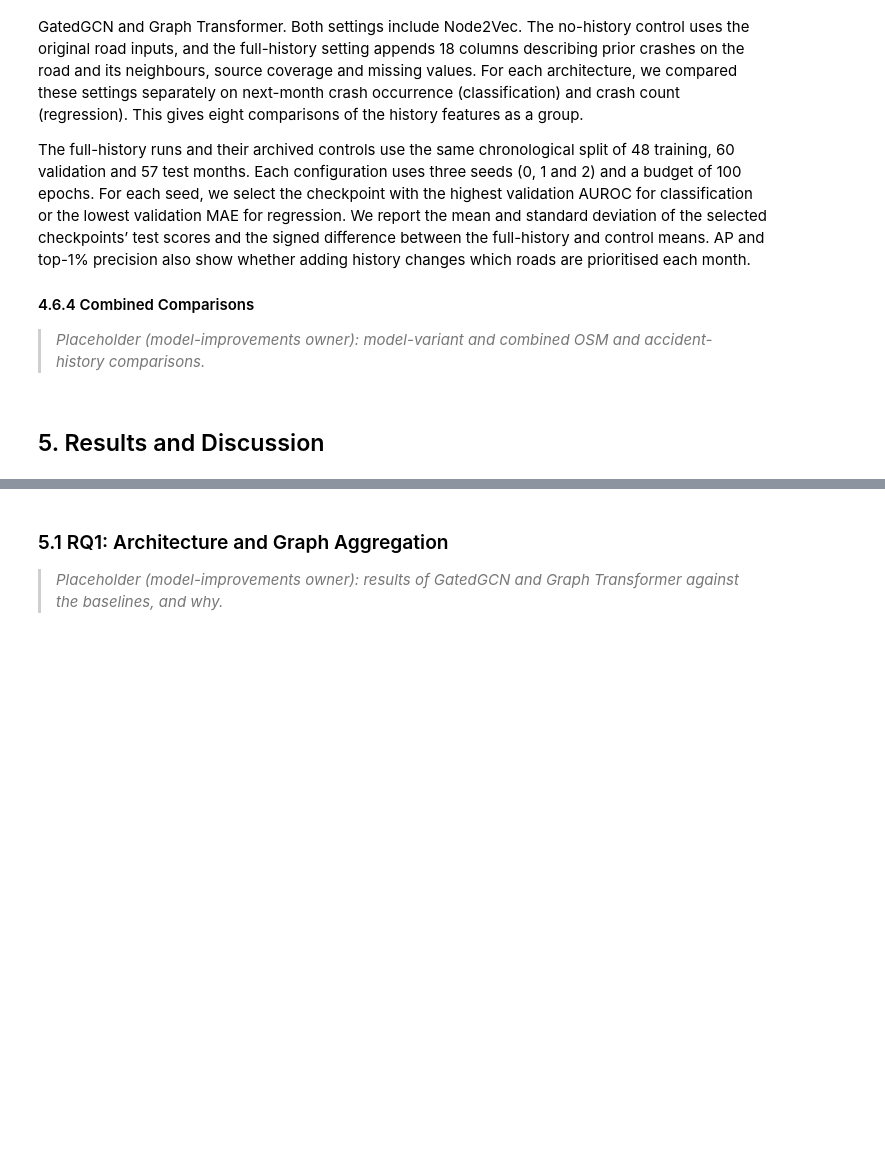
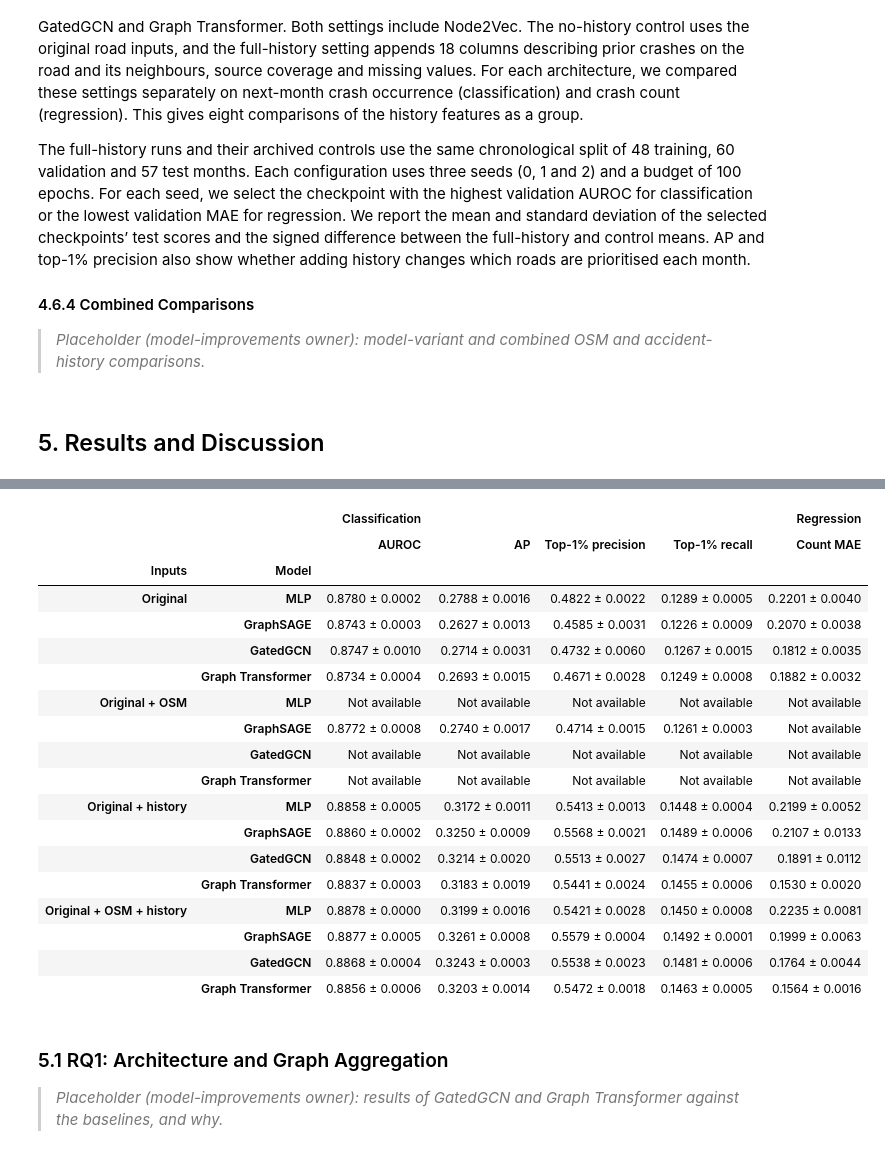
Before and after one commit to aaronteork/CS5284_GML, a Jupyter notebook: Final_Report.ipynb, the cells around one changed output, grey strips where cells are left out. Drawn from its saved outputs; the diff is of its cells as text; code cells hidden in the pictures; blank space fills up the shorter version.

Commit message:
Update result

```diff
--- a/Final_Report.ipynb
+++ b/Final_Report.ipynb
@@ -673,0 +678,75 @@ The full-history runs and their archived controls use the same chronological spl
+# %%
+import json
+import numpy as np
+import pandas as pd
+
+# Explicit sources avoid mixing duplicate history exports or selecting by test score.
+summary_models = [
+    ("MLP", "mlp", "DE_mlp_{task}_n2v"),
+    ("GraphSAGE", "graphsage", "DE_graphsage_{task}_n2v"),
+    ("GatedGCN", "gatedgcn", "DE_gatedgcn_{task}_n2v_hist_none"),
+    ("Graph Transformer", "graph_transformer", "DE_graph_transformer_{task}_n2v_hist_none"),
+]
+summary_settings = ("Original", "Original + OSM", "Original + history", "Original + OSM + history")
+summary_rows, summary_sources = [], []
+for setting in summary_settings:
+    for label, model, baseline_template in summary_models:
+        row = {"Inputs": setting, "Model": label}
+        for task in ("classification", "regression"):
+            if setting == "Original":
+                relative = baseline_template.format(task=task)
+            elif setting == "Original + OSM":
+                relative = "osm/DE_graphsage_classification_n2v_osm_all" if model == "graphsage" and task == "classification" else None
+            elif setting == "Original + history":
+                relative = f"history_100_epochs/v1_DE_{model}_{task}_n2v_hist_all"
+            else:
+                relative = f"DE_{model}_{task}_n2v_osm_all_hist_all"
+            selected = (
+                [("AUROC", "AUROC"), ("AP", "PR-AUC"),
+                 ("Top-1% precision", "precision@top1%"), ("Top-1% recall", "recall@top1%")]
+                if task == "classification" else [("Count MAE", "MAE")]
+            )
+            if relative is None:
+                for column, _ in selected:
+                    row[column] = "Not available"
+                summary_sources.append({"Inputs": setting, "Model": label, "Task": task, "Source": "Not available"})
+                continue
+            path = PROJECT_DIR / "results" / relative / "metrics.json"
+            payload = json.loads(path.read_text(encoding="utf-8"))
+            cfg = payload["config"]
+            assert payload.get("complete") and not payload.get("smoke_only"), path
+            assert cfg["state"] == "DE" and cfg["model"] == model and cfg["task"] == task, path
+            assert cfg["use_node2vec"] and cfg["epochs"] == 100, path
+            runs = payload["runs"]
+            assert sorted(run["seed"] for run in runs) == [0, 1, 2], path
+            if "history" in setting:
+                assert cfg.get("history_mode") == "all", path
+            else:
+                assert cfg.get("history_mode") in (None, "none") and not cfg.get("history_groups"), path
+            if setting == "Original + OSM + history":
+                assert cfg.get("osm_groups"), path
+            for column, key in selected:
+                # Match the report's population-SD convention using saved per-seed scores.
+                values = np.array([run["test"]["all"][key] for run in runs], dtype=float)
+                assert np.isfinite(values).all(), (path, key)
+                row[column] = f"{values.mean():.4f} \u00b1 {values.std(ddof=0):.4f}"
+            summary_sources.append({"Inputs": setting, "Model": label, "Task": task, "Source": str(path.relative_to(PROJECT_DIR))})
+        summary_rows.append(row)
+
+architecture_summary = pd.DataFrame(summary_rows).set_index(["Inputs", "Model"])
+architecture_summary.columns = pd.MultiIndex.from_tuples([
+    ("Classification", "AUROC"),
+    ("Classification", "AP"),
+    ("Classification", "Top-1% precision"),
+    ("Classification", "Top-1% recall"),
+    ("Regression", "Count MAE"),
+])
+architecture_summary_sources = pd.DataFrame(summary_sources)
+display(architecture_summary.style.set_caption(
+    "Table S1. Delaware test performance with fixed Node2Vec: mean and population SD over seeds 0, 1 and 2. "
+    "Higher classification scores are better; lower count MAE is better."
+).set_table_styles([
+    {"selector": "th", "props": [("text-align", "left")]},
+    {"selector": "td", "props": [("white-space", "nowrap")]},
+]))
+# %% [output]
@@ -674,3 +754,22 @@ The full-history runs and their archived controls use the same chronological spl
+|  |  | Classification |  |  |  | Regression |
+|  |  | AUROC | AP | Top-1% precision | Top-1% recall | Count MAE |
+| Inputs | Model |  |  |  |  |  |
+| Original | MLP | 0.8780 ± 0.0002 | 0.2788 ± 0.0016 | 0.4822 ± 0.0022 | 0.1289 ± 0.0005 | 0.2201 ± 0.0040 |
+|  | GraphSAGE | 0.8743 ± 0.0003 | 0.2627 ± 0.0013 | 0.4585 ± 0.0031 | 0.1226 ± 0.0009 | 0.2070 ± 0.0038 |
+|  | GatedGCN | 0.8747 ± 0.0010 | 0.2714 ± 0.0031 | 0.4732 ± 0.0060 | 0.1267 ± 0.0015 | 0.1812 ± 0.0035 |
+|  | Graph Transformer | 0.8734 ± 0.0004 | 0.2693 ± 0.0015 | 0.4671 ± 0.0028 | 0.1249 ± 0.0008 | 0.1882 ± 0.0032 |
+| Original + OSM | MLP | Not available | Not available | Not available | Not available | Not available |
+|  | GraphSAGE | 0.8772 ± 0.0008 | 0.2740 ± 0.0017 | 0.4714 ± 0.0015 | 0.1261 ± 0.0003 | Not available |
+|  | GatedGCN | Not available | Not available | Not available | Not available | Not available |
+|  | Graph Transformer | Not available | Not available | Not available | Not available | Not available |
+| Original + history | MLP | 0.8858 ± 0.0005 | 0.3172 ± 0.0011 | 0.5413 ± 0.0013 | 0.1448 ± 0.0004 | 0.2199 ± 0.0052 |
+|  | GraphSAGE | 0.8860 ± 0.0002 | 0.3250 ± 0.0009 | 0.5568 ± 0.0021 | 0.1489 ± 0.0006 | 0.2107 ± 0.0133 |
+|  | GatedGCN | 0.8848 ± 0.0002 | 0.3214 ± 0.0020 | 0.5513 ± 0.0027 | 0.1474 ± 0.0007 | 0.1891 ± 0.0112 |
+|  | Graph Transformer | 0.8837 ± 0.0003 | 0.3183 ± 0.0019 | 0.5441 ± 0.0024 | 0.1455 ± 0.0006 | 0.1530 ± 0.0020 |
+| Original + OSM + history | MLP | 0.8878 ± 0.0000 | 0.3199 ± 0.0016 | 0.5421 ± 0.0028 | 0.1450 ± 0.0008 | 0.2235 ± 0.0081 |
+|  | GraphSAGE | 0.8877 ± 0.0005 | 0.3261 ± 0.0008 | 0.5579 ± 0.0004 | 0.1492 ± 0.0001 | 0.1999 ± 0.0063 |
+|  | GatedGCN | 0.8868 ± 0.0004 | 0.3243 ± 0.0003 | 0.5538 ± 0.0023 | 0.1481 ± 0.0006 | 0.1764 ± 0.0044 |
+|  | Graph Transformer | 0.8856 ± 0.0006 | 0.3203 ± 0.0014 | 0.5472 ± 0.0018 | 0.1463 ± 0.0005 | 0.1564 ± 0.0016 |
 # %% [markdown]
 ### 5.1 RQ1: Architecture and Graph Aggregation
 
```
Also changed, not shown: parts of 2 cells of this notebook.
